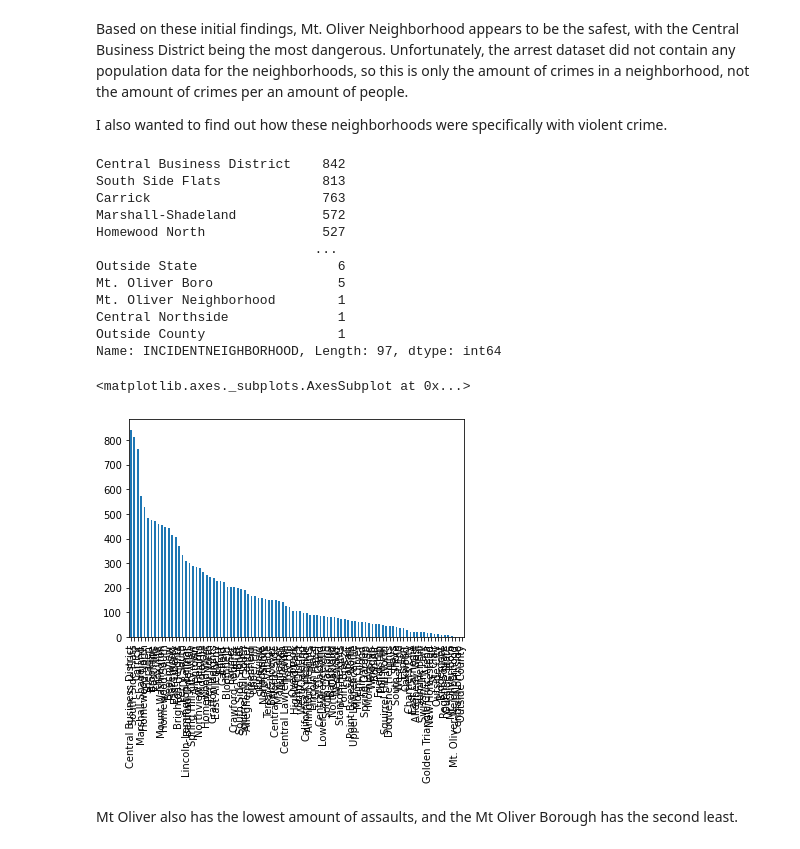
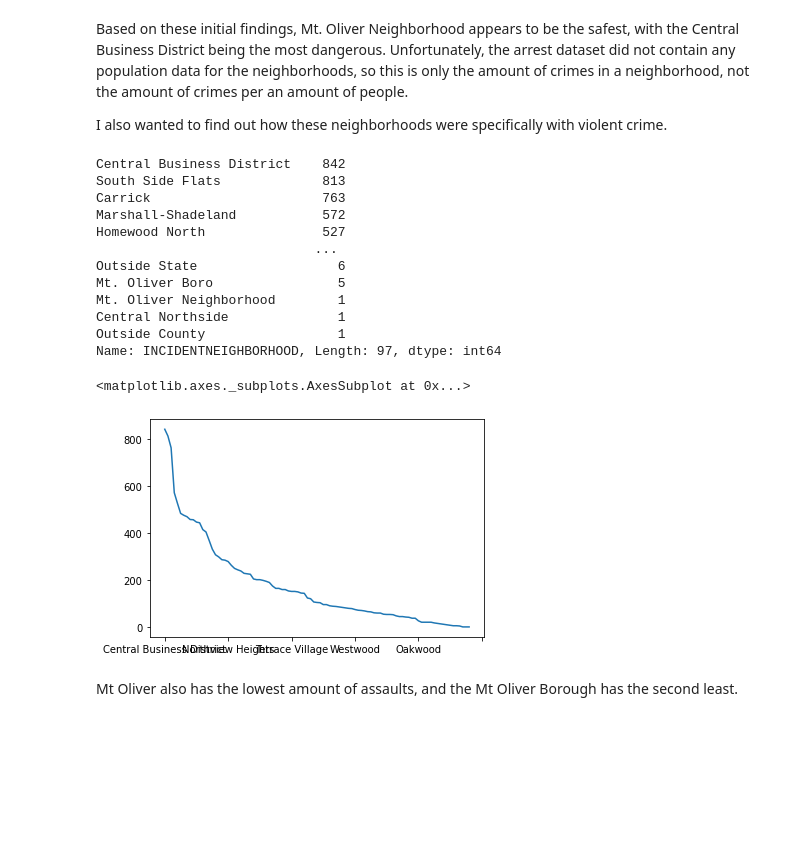
Before and after one commit to pww56/Group-23-Final-Project, a Jupyter notebook: SafestNeighborhood.ipynb, the cells around one changed output. Drawn from its saved outputs; the diff is of its cells as text; code cells hidden in the pictures; blank space fills up the shorter version.

```diff
--- a/SafestNeighborhood.ipynb
+++ b/SafestNeighborhood.ipynb
@@ -40,23 +40,23 @@ I also wanted to find out how these neighborhoods were specifically with violent
 # %%
 query_mask = crime['OFFENSES'].str.contains('Assault', na = False)
 assault = crime[query_mask]
 print(assault['INCIDENTNEIGHBORHOOD'].value_counts())
-assault['INCIDENTNEIGHBORHOOD'].value_counts().plot.bar()
+assault['INCIDENTNEIGHBORHOOD'].value_counts().plot()
 # %% [output]
 Central Business District    842
 South Side Flats             813
 Carrick                      763
 Marshall-Shadeland           572
 Homewood North               527
                             ...
 Outside State                  6
 Mt. Oliver Boro                5
 Mt. Oliver Neighborhood        1
 Central Northside              1
 Outside County                 1
 Name: INCIDENTNEIGHBORHOOD, Length: 97, dtype: int64
 <matplotlib.axes._subplots.AxesSubplot at 0x...>
-[figure, old version]
+[figure, new version]
 # %% [markdown]
 Mt Oliver also has the lowest amount of assaults, and the Mt Oliver Borough has the second least.
 # %%
```
Also changed, not shown: parts of 4 cells of this notebook.
